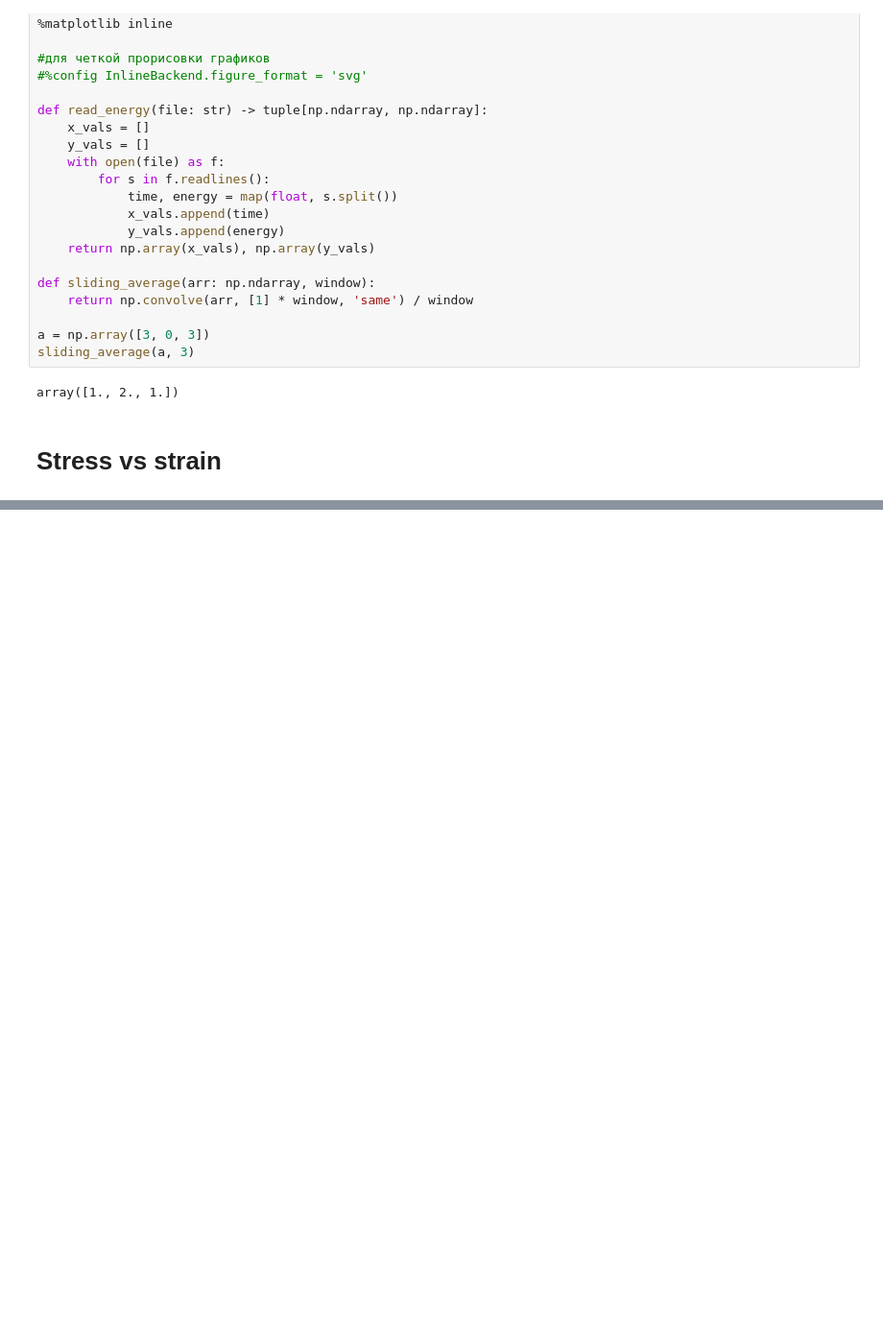
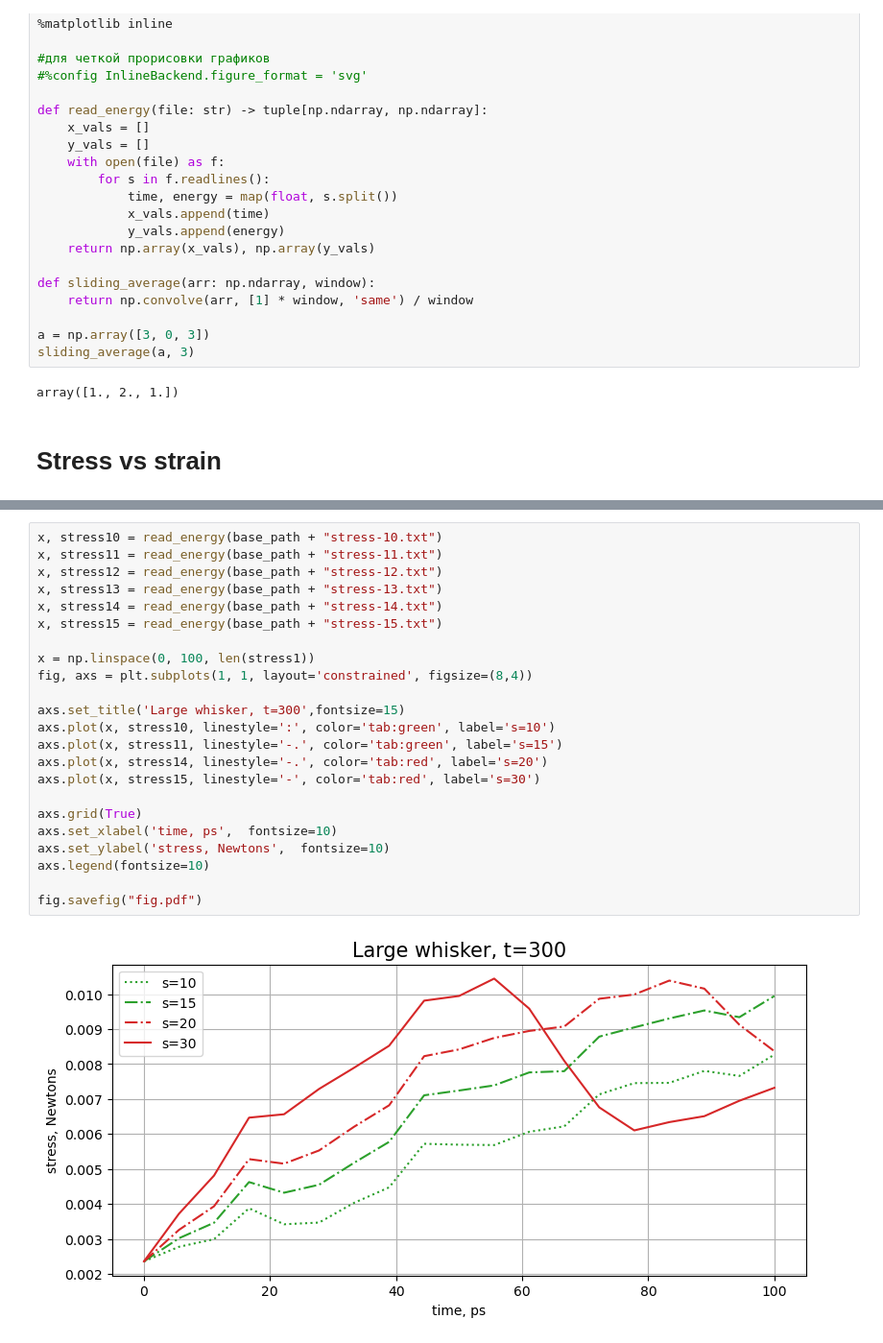
Before and after one commit to maximelianos/molecular-dynamics, a Jupyter notebook: plot/milestone09.ipynb, the cells around one changed output, grey strips where cells are left out. Shown: that part at 96% size. Cells and saved outputs as stored; diff of their text form; blank space fills up the shorter version.

```diff
--- a/plot/milestone09.ipynb
+++ b/plot/milestone09.ipynb
@@ -76,0 +72,25 @@ fig.savefig("fig.pdf")
+# %%
+x, stress10 = read_energy(base_path + "stress-10.txt")
+x, stress11 = read_energy(base_path + "stress-11.txt")
+x, stress12 = read_energy(base_path + "stress-12.txt")
+x, stress13 = read_energy(base_path + "stress-13.txt")
+x, stress14 = read_energy(base_path + "stress-14.txt")
+x, stress15 = read_energy(base_path + "stress-15.txt")
+
+x = np.linspace(0, 100, len(stress1))
+fig, axs = plt.subplots(1, 1, layout='constrained', figsize=(8,4))
+
+axs.set_title('Large whisker, t=300',fontsize=15)
+axs.plot(x, stress10, linestyle=':', color='tab:green', label='s=10')
+axs.plot(x, stress11, linestyle='-.', color='tab:green', label='s=15')
+axs.plot(x, stress14, linestyle='-.', color='tab:red', label='s=20')
+axs.plot(x, stress15, linestyle='-', color='tab:red', label='s=30')
+
+axs.grid(True)
+axs.set_xlabel('time, ps',  fontsize=10)
+axs.set_ylabel('stress, Newtons',  fontsize=10)
+axs.legend(fontsize=10)
+
+fig.savefig("fig.pdf")
+# %% [output]
+[figure, added]
```
Also changed, not shown: parts of 2 cells of this notebook, 8 other files.
